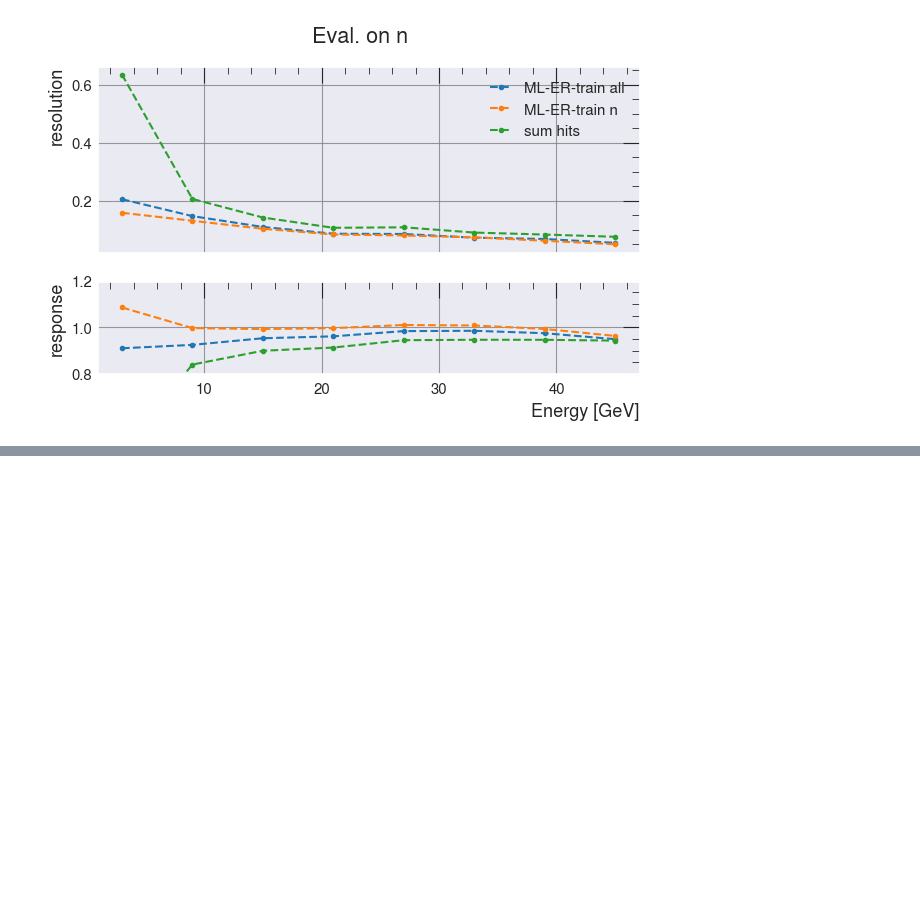
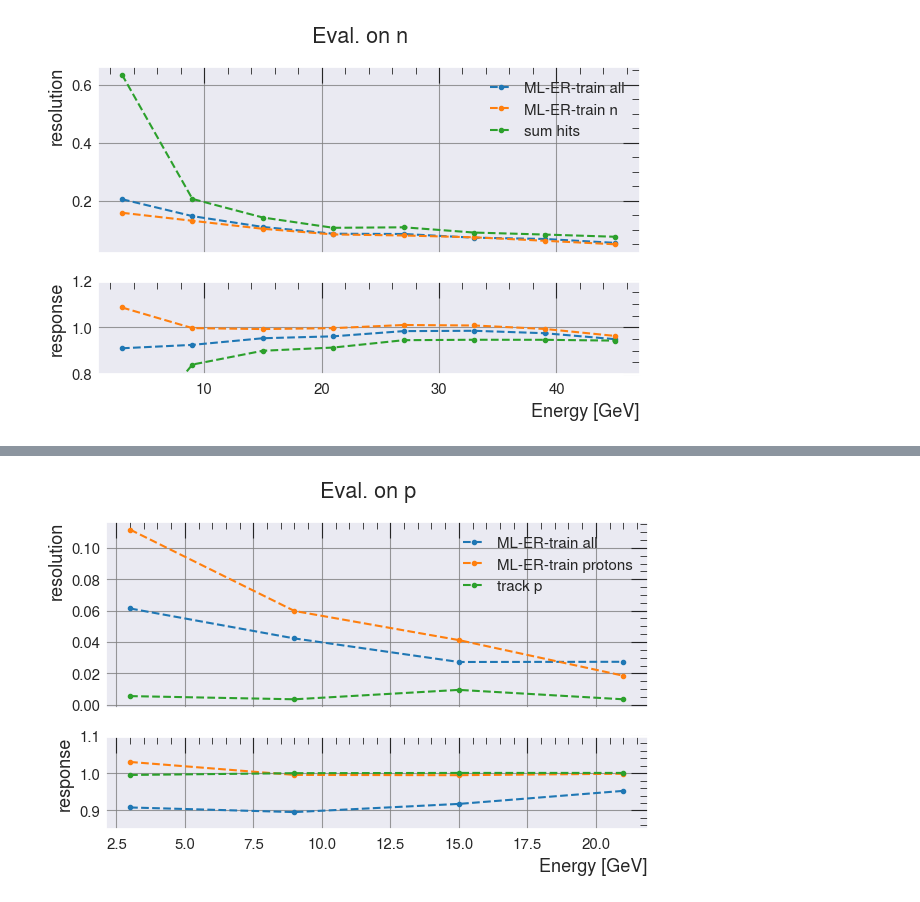
Before and after one commit to selvaggi/mlpf, a Jupyter notebook: notebooks/11_incremental.ipynb, the cells around one changed output, grey strips where cells are left out. Saved outputs shown, nothing was run; the diff lists cells and outputs as text; code cells hidden in the pictures; blank space fills up the shorter version.

```diff
--- a/notebooks/11_incremental.ipynb
+++ b/notebooks/11_incremental.ipynb
@@ -905,0 +927,25 @@ fig.show()
+# %%
+
+fig, ax = plt.subplots(2, 1, figsize=(7, 4), sharex=True, gridspec_kw={'height_ratios': [2, 1]}) # Height of 2 subplots.
+bins_x = res_cf_regress_Klong[2]
+
+ax[0].plot(bins_x, res_energy_regress_both[2212][0]["ML"], ".--", label="ML-ER-train all")
+ax[0].plot(bins_x, res_energy_regress[0]["ML"], ".--", label="ML-ER-train protons")
+# plot also the track baseline
+ax[0].plot(bins_x, res_energy_regress[0]["p"], ".--", label="track p")
+
+ax[0].legend()
+ax[0].set_ylabel("resolution")
+ax[1].set_xlabel("Energy [GeV]")
+ax[1].plot(bins_x, res_cf_regress_both[2212][1]["ML"], ".--", label="ML-ER-train all")
+ax[1].plot(bins_x, res_energy_regress[1]["ML"], ".--", label="ML-ER-train protons")
+ax[1].plot(bins_x, res_energy_regress[1]["p"], ".--", label="track p")
+ax[1].set_ylim([0.85, 1.1])
+ax[1].set_ylabel("response")
+ax[0].grid(which='major', color='gray', linestyle='-')
+ax[1].grid(which='major', color='gray', linestyle='-')
+fig.suptitle("Eval. on p")
+fig.savefig("/eos/home-g/gkrzmanc/2024/19_3_/response_and_resolution_protons.pdf")
+fig.show()
+# %% [output]
+[figure, added]
```
Also changed, not shown: parts of 2 cells of this notebook.
